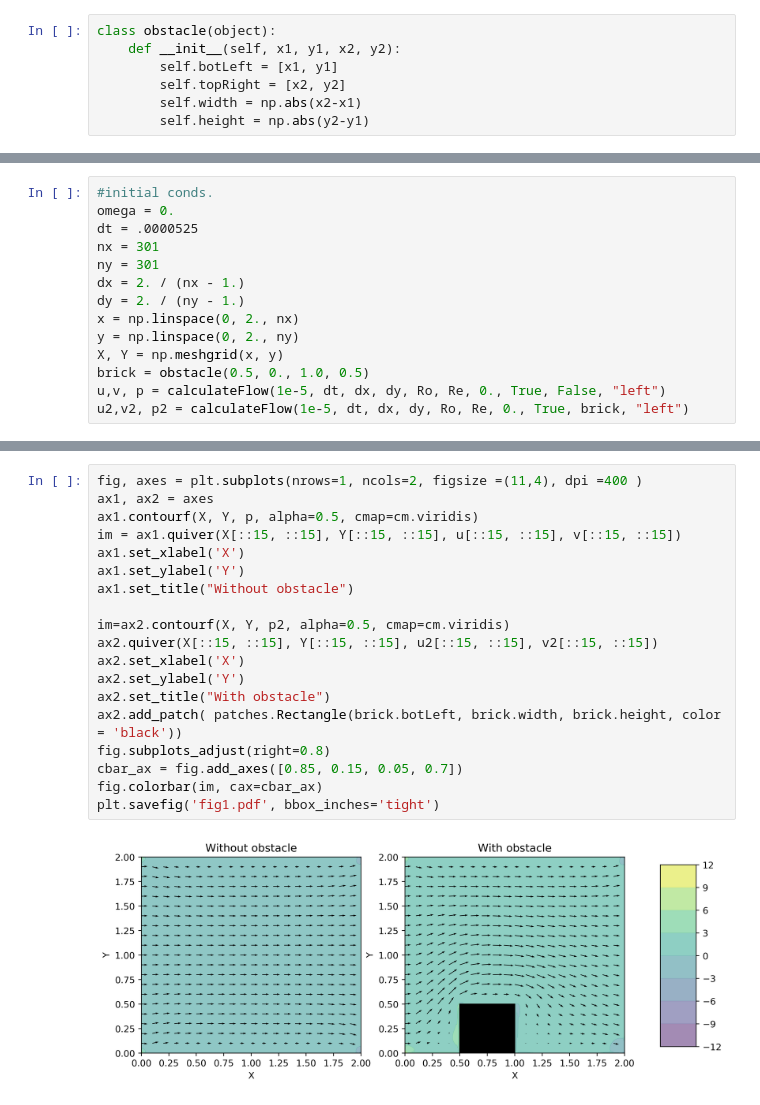
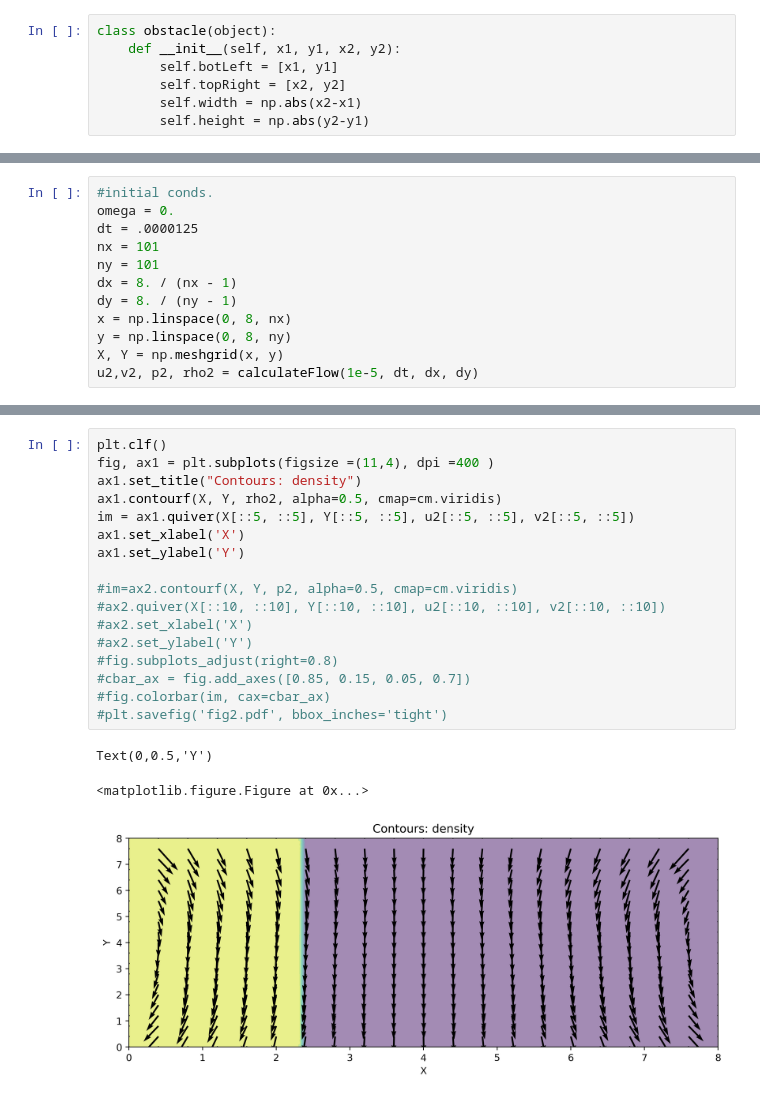
Before and after one commit to balintkaszas/NSPython, a Jupyter notebook: src/basicCFD.ipynb, the cells around one changed output, grey strips where cells are left out. Cells and saved outputs as stored; diff of their text form.

```diff
--- a/src/basicCFD.ipynb
+++ b/src/basicCFD.ipynb
@@ -217,15 +158,13 @@ def calculateFlow(conv, dt, dx, dy, Ro, Re, omega = 0., periodic = False, obstac
 # %%
 #initial conds.
 omega = 0.
-dt = .0000525
-nx = 301
-ny = 301
-dx = 2. / (nx - 1.)
-dy = 2. / (ny - 1.)
-x = np.linspace(0, 2., nx)
-y = np.linspace(0, 2., ny)
+dt = .0000125
+nx = 101
+ny = 101
+dx = 8. / (nx - 1)
+dy = 8. / (ny - 1)
+x = np.linspace(0, 8, nx)
+y = np.linspace(0, 8, ny)
 X, Y = np.meshgrid(x, y)
-brick = obstacle(0.5, 0., 1.0, 0.5)
-u,v, p = calculateFlow(1e-5, dt, dx, dy, Ro, Re, 0., True, False, "left")
-u2,v2, p2 = calculateFlow(1e-5, dt, dx, dy, Ro, Re, 0., True, brick, "left")
+u2,v2, p2, rho2 = calculateFlow(1e-5, dt, dx, dy)
 # %% [output]
@@ -233,21 +172,21 @@ KeyboardInterrupt:
 # %%
-fig, axes = plt.subplots(nrows=1, ncols=2, figsize =(11,4), dpi =400 )
-ax1, ax2 = axes
-ax1.contourf(X, Y, p, alpha=0.5, cmap=cm.viridis)
-im = ax1.quiver(X[::15, ::15], Y[::15, ::15], u[::15, ::15], v[::15, ::15])
+plt.clf()
+fig, ax1 = plt.subplots(figsize =(11,4), dpi =400 )
+ax1.set_title("Contours: density")
+ax1.contourf(X, Y, rho2, alpha=0.5, cmap=cm.viridis)
+im = ax1.quiver(X[::5, ::5], Y[::5, ::5], u2[::5, ::5], v2[::5, ::5])
 ax1.set_xlabel('X')
 ax1.set_ylabel('Y')
-ax1.set_title("Without obstacle")
 
-im=ax2.contourf(X, Y, p2, alpha=0.5, cmap=cm.viridis)
-ax2.quiver(X[::15, ::15], Y[::15, ::15], u2[::15, ::15], v2[::15, ::15])
-ax2.set_xlabel('X')
-ax2.set_ylabel('Y')
-ax2.set_title("With obstacle")
-ax2.add_patch( patches.Rectangle(brick.botLeft, brick.width, brick.height, color = 'black'))
-fig.subplots_adjust(right=0.8)
-cbar_ax = fig.add_axes([0.85, 0.15, 0.05, 0.7])
-fig.colorbar(im, cax=cbar_ax)
-plt.savefig('fig1.pdf', bbox_inches='tight')
+#im=ax2.contourf(X, Y, p2, alpha=0.5, cmap=cm.viridis)
+#ax2.quiver(X[::10, ::10], Y[::10, ::10], u2[::10, ::10], v2[::10, ::10])
+#ax2.set_xlabel('X')
+#ax2.set_ylabel('Y')
+#fig.subplots_adjust(right=0.8)
+#cbar_ax = fig.add_axes([0.85, 0.15, 0.05, 0.7])
+#fig.colorbar(im, cax=cbar_ax)
+#plt.savefig('fig2.pdf', bbox_inches='tight')
 # %% [output]
+Text(0,0.5,'Y')
+<matplotlib.figure.Figure at 0x...>
-[figure, old version]
+[figure, new version]
```
Also changed, not shown: parts of 14 cells of this notebook.
